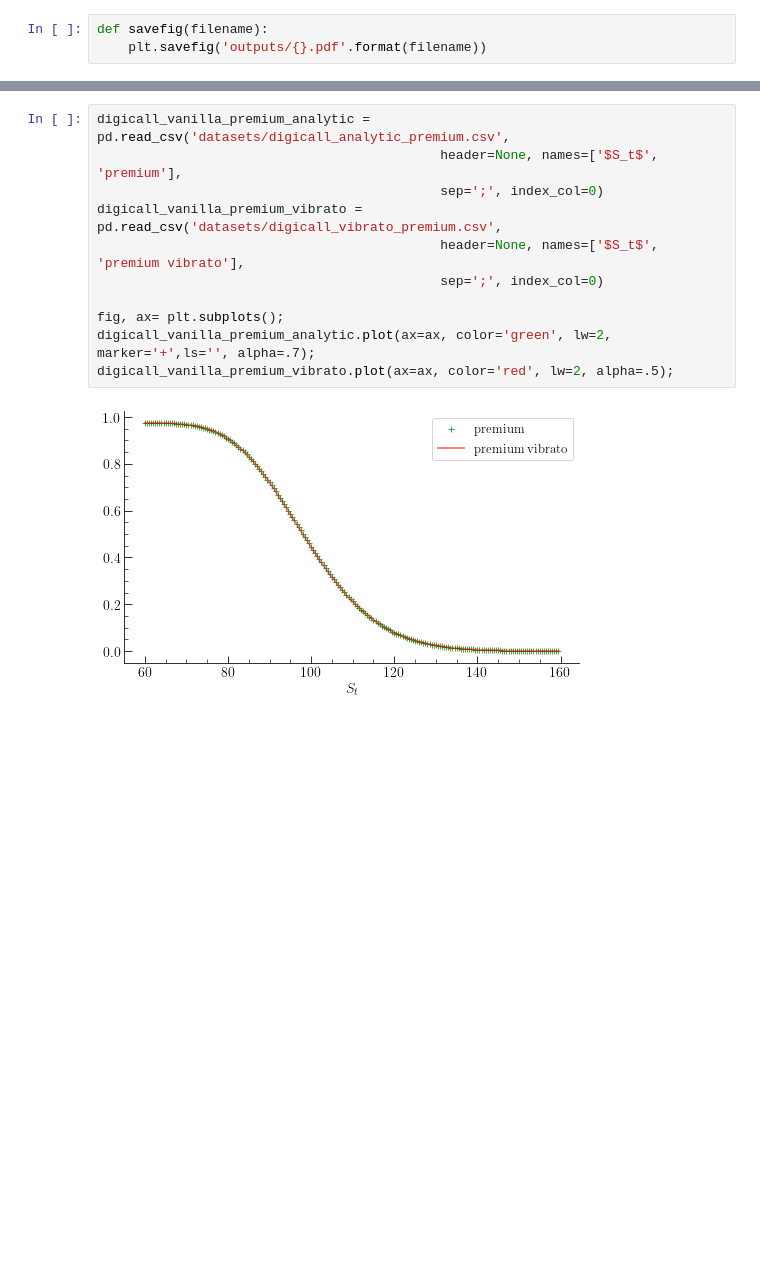
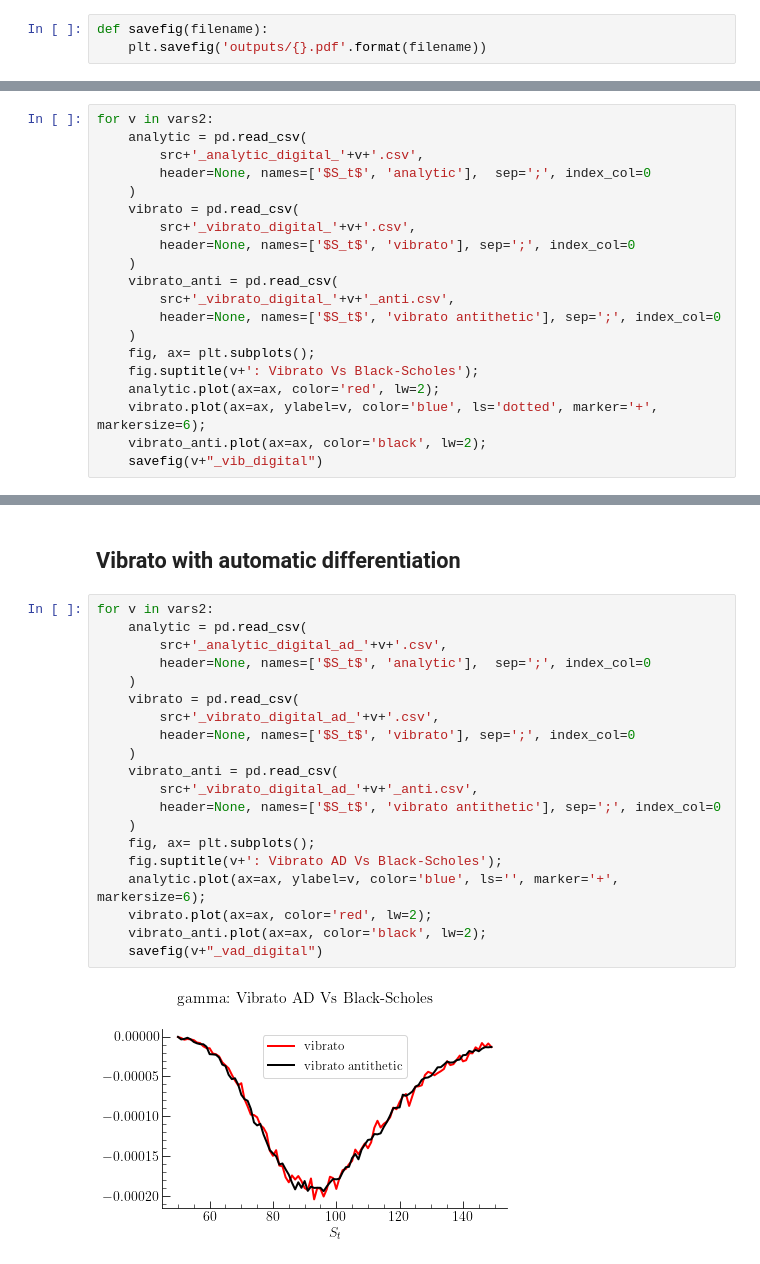
Before and after one commit to axeh101/vibrato-mc, a Jupyter notebook: src/python/digital-plots.ipynb, the cells around one changed output, grey strips where cells are left out. Saved outputs shown, nothing was run; the diff lists cells and outputs as text; blank space fills up the shorter version.

```diff
--- a/src/python/digital-plots.ipynb
+++ b/src/python/digital-plots.ipynb
@@ -33,0 +71,20 @@ plt.rc('ytick.major', size=7.5)
+# %%
+for v in vars2:
+    analytic = pd.read_csv(
+        src+'_analytic_digital_'+v+'.csv',
+        header=None, names=['$S_t$', 'analytic'],  sep=';', index_col=0
+    )
+    vibrato = pd.read_csv(
+        src+'_vibrato_digital_'+v+'.csv',
+        header=None, names=['$S_t$', 'vibrato'], sep=';', index_col=0
+    )
+    vibrato_anti = pd.read_csv(
+        src+'_vibrato_digital_'+v+'_anti.csv',
+        header=None, names=['$S_t$', 'vibrato antithetic'], sep=';', index_col=0
+    )
+    fig, ax= plt.subplots();
+    fig.suptitle(v+': Vibrato Vs Black-Scholes');
+    analytic.plot(ax=ax, color='red', lw=2);
+    vibrato.plot(ax=ax, ylabel=v, color='blue', ls='dotted', marker='+', markersize=6);
+    vibrato_anti.plot(ax=ax, color='black', lw=2);
+    savefig(v+"_vib_digital")
@@ -34,13 +95,24 @@ plt.rc('ytick.major', size=7.5)
+# %% [markdown]
+## Vibrato with automatic differentiation
 # %%
-digicall_vanilla_premium_analytic = pd.read_csv('datasets/digicall_analytic_premium.csv',
-                                            header=None, names=['$S_t$', 'premium'],
-                                            sep=';', index_col=0)
-digicall_vanilla_premium_vibrato = pd.read_csv('datasets/digicall_vibrato_premium.csv',
-                                            header=None, names=['$S_t$', 'premium vibrato'],
-                                            sep=';', index_col=0)
-
-fig, ax= plt.subplots();
-digicall_vanilla_premium_analytic.plot(ax=ax, color='green', lw=2, marker='+',ls='', alpha=.7);
-digicall_vanilla_premium_vibrato.plot(ax=ax, color='red', lw=2, alpha=.5);
+for v in vars2:
+    analytic = pd.read_csv(
+        src+'_analytic_digital_ad_'+v+'.csv',
+        header=None, names=['$S_t$', 'analytic'],  sep=';', index_col=0
+    )
+    vibrato = pd.read_csv(
+        src+'_vibrato_digital_ad_'+v+'.csv',
+        header=None, names=['$S_t$', 'vibrato'], sep=';', index_col=0
+    )
+    vibrato_anti = pd.read_csv(
+        src+'_vibrato_digital_ad_'+v+'_anti.csv',
+        header=None, names=['$S_t$', 'vibrato antithetic'], sep=';', index_col=0
+    )
+    fig, ax= plt.subplots();
+    fig.suptitle(v+': Vibrato AD Vs Black-Scholes');
+    analytic.plot(ax=ax, ylabel=v, color='blue', ls='', marker='+', markersize=6);
+    vibrato.plot(ax=ax, color='red', lw=2);
+    vibrato_anti.plot(ax=ax, color='black', lw=2);
+    savefig(v+"_vad_digital")
 # %% [output]
-[figure, old version]
+[figure, new version]
```
Also changed, not shown: parts of 17 cells of this notebook, 14 other files.
